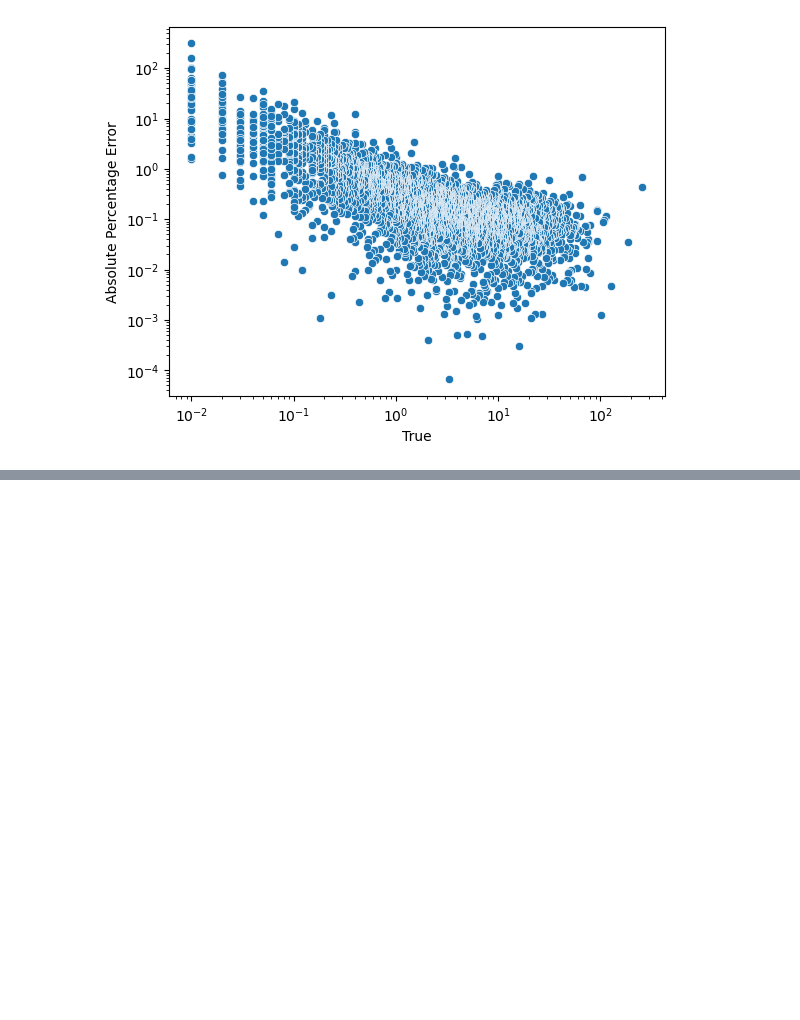
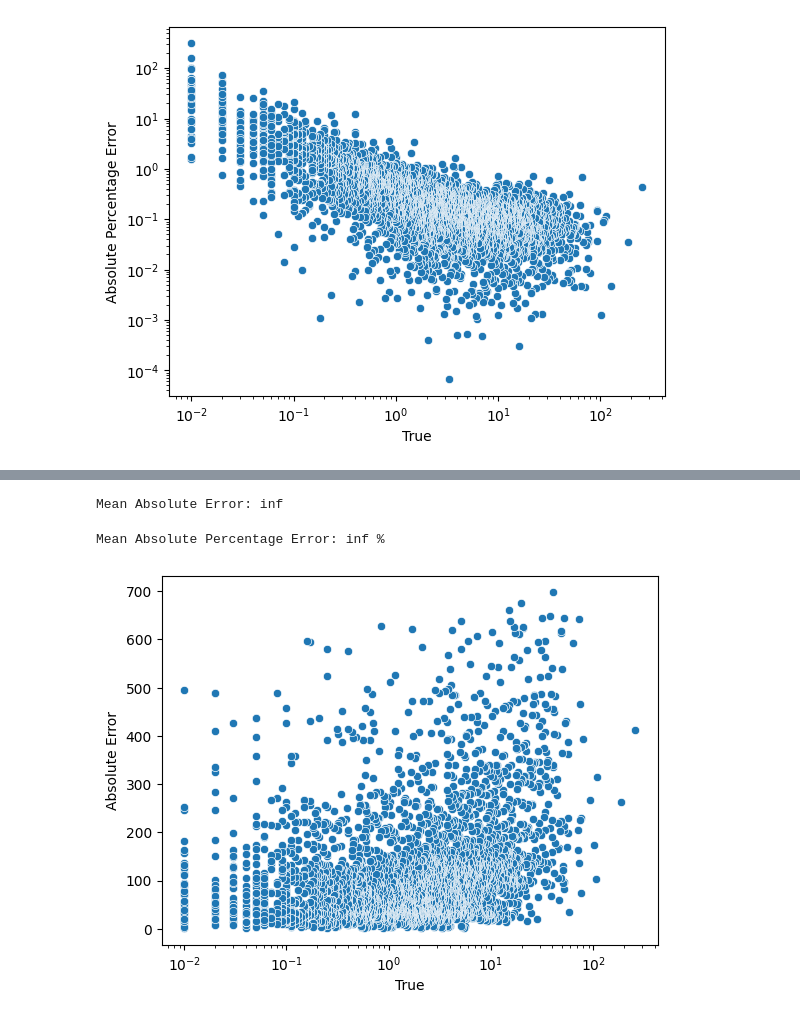
Before and after one commit to juan-esteban-berger/Options_Pricing_AutoML_TensorFlow_XGBoost, a Jupyter notebook: 04_Modeling.ipynb, the cells around one changed output, grey strips where cells are left out. Drawn from its saved outputs; the diff is of its cells as text; code cells hidden in the pictures; blank space fills up the shorter version.

```diff
--- a/04_Modeling.ipynb
+++ b/04_Modeling.ipynb
@@ -1224 +1293,6 @@ plt.yscale('log')
+# %%
+# Create a Column with the 'dividend_dates' from 'dividend_data' dictionary
+X_test['Dividend Dates'] = X_test['Stock Ticker'].apply(lambda x: dividend_data[x]['dividend_dates'])
+# Create a Column with the 'dividend_payments' from 'dividend_data' dictionary
+X_test['Dividend Payments'] = X_test['Stock Ticker'].apply(lambda x: dividend_data[x]['dividend_payments'])
 # %% [markdown]
@@ -1225,0 +1378,10 @@ plt.yscale('log')
+# %%
+# Create a Column in the DataFrame for the Option Price using the Binomial Option Pricing Model
+count = 0
+X_test['Binomial Option Price'] = X_test.apply(lambda x: binomial_option_price(x['Price-0'], x['strike'],
+                                                                                x['rate-0']/100, x['Days to Expiration'],
+                                                                                x['Historical Volatility'], 0, 100,
+                                                                                x['Option Type'], x['Dividend Payments'],
+                                                                                x['Dividend Dates'], x['Date'],
+                                                                                x['Expiration Date'], len(X_test['Price-0'])),
+                                                                                axis=1)
@@ -1225,0 +1396,24 @@ plt.yscale('log')
+# %%
+# Create a Column for Absolute Error
+X_test['Absolute Error'] = abs(X_test['Binomial Option Price'] - y_test)
+
+# Create a Column for Absolute Percentage Error
+X_test['Absolute Percentage Error'] = abs(X_test['Binomial Option Price'] - y_test) / y_test
+
+# Combine all Columns Together
+X_test = pd.concat([X_test, y_test], axis=1)
+
+# Create results dataframe
+results = X_test[['Binomial Option Price', 'Close', 'Absolute Error', 'Absolute Percentage Error']]
+
+# Rename Columns
+results = results.rename(columns={'Binomial Option Price': 'Predicted', 'Close': 'True'})
+
+# Sort them by True Values Descending
+results = results.sort_values(by='True', ascending=False)
+
+# Save the Results to a CSV File
+results.to_csv('05_Testing_Results\Binomial_results.csv', index=False)
+
+# Preview the First 10 Results Sorted by True Values in Descending Order
+results.head()
@@ -1225,0 +1437,15 @@ plt.yscale('log')
+# %%
+# Print Mean Absolute Error
+print('Mean Absolute Error:', round(results['Absolute Error'].mean(), 2))
+# %% [output]
+Mean Absolute Error: inf
+# %%
+# Print Mean Absolute Percentage Error
+print('Mean Absolute Percentage Error:', round(results['Absolute Percentage Error'].mean(), 2), '%')
+# %% [output]
+Mean Absolute Percentage Error: inf %
+# %%
+sns.scatterplot(x='True', y='Absolute Error', data=results)
+plt.xscale('log')
+# %% [output]
+[figure, added]
```
Also changed, not shown: parts of 15 cells of this notebook, 7 other files.
